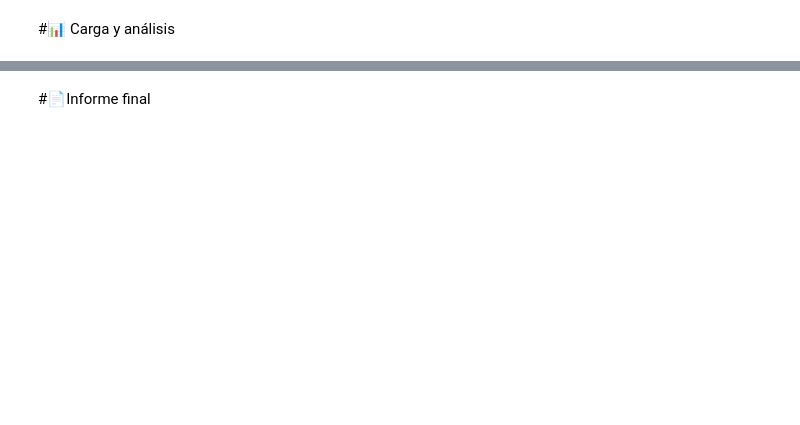
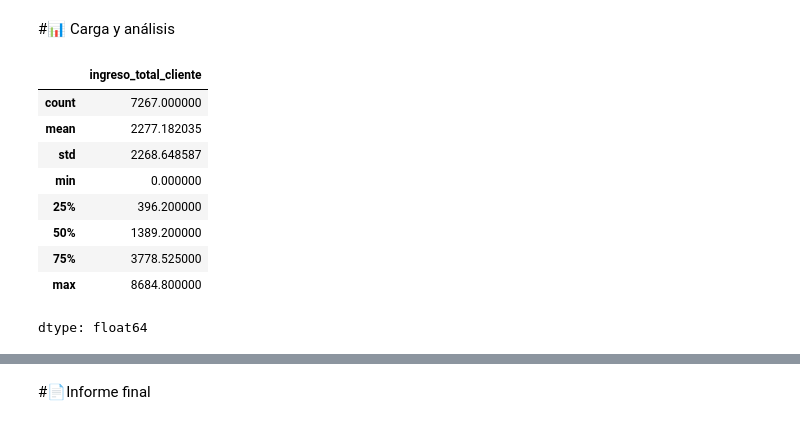
Before and after one commit to arnaldourbina/desafio_telecom_x, a Jupyter notebook: TelecomX_LATAM.ipynb, the cells around one changed output, grey strips where cells are left out. Drawn from its saved outputs; the diff is of its cells as text; code cells hidden in the pictures; blank space fills up the shorter version.

```diff
--- a/TelecomX_LATAM.ipynb
+++ b/TelecomX_LATAM.ipynb
@@ -165,0 +201,31 @@ memory usage: 1.2+ MB
+# %%
+data_json_norm['tipo_contrato'] = data_json_norm['tipo_contrato'].str.lower()
+
+data_json_norm['metodo_pago'] = data_json_norm['metodo_pago'].str.lower()
+
+data_json_norm['servicio_internet'] = data_json_norm['servicio_internet'].str.lower()
+
+data_json_norm['genero'] = data_json_norm['genero'].str.lower()
+# %%
+columnas_boolean = ['cancelacion', 'pareja', 'dependientes',
+                    'servicio_telefonico','seguridad_en_linea',
+                    'Soporte_en_linea','proteccion_dispositivos', 'soporte_tecnico',
+                    'servicio_tv', 'servicio_peliculas', 'facturas_electronicas']
+# %%
+data_json_norm[columnas_boolean] = data_json_norm[columnas_boolean].replace({'Yes': 1, 'No': 0})
+# %%
+data_json_norm['lineas_multiples'] = (data_json_norm['lineas_multiples'].replace({'Yes': 1,'No': 0,
+                                                                                  'No phone service': 0}).fillna(0).astype(int))
+data_json_norm['seguridad_en_linea'] = (data_json_norm['seguridad_en_linea'].replace({'Yes': 1,'No': 0,
+                                                                                  'No internet service': 0}).fillna(0).astype(int))
+data_json_norm['Soporte_en_linea'] = (data_json_norm['Soporte_en_linea'].replace({'Yes': 1,'No': 0,
+                                                                                  'No internet service': 0}).fillna(0).astype(int))
+data_json_norm['proteccion_dispositivos'] = (data_json_norm['proteccion_dispositivos'].replace({'Yes': 1,'No': 0,
+                                                                                  'No internet service': 0}).fillna(0).astype(int))
+
+data_json_norm['soporte_tecnico'] = (data_json_norm['soporte_tecnico'].replace({'Yes': 1,'No': 0,
+                                                                                  'No internet service': 0}).fillna(0).astype(int))
+data_json_norm['servicio_tv'] = (data_json_norm['servicio_tv'].replace({'Yes': 1,'No': 0,
+                                                                                  'No internet service': 0}).fillna(0).astype(int))
+data_json_norm['servicio_peliculas'] = (data_json_norm['servicio_peliculas'].replace({'Yes': 1,'No': 0,
+                                                                                  'No internet service': 0}).fillna(0).astype(int))
@@ -166,2 +234,15 @@ memory usage: 1.2+ MB
 # %% [markdown]
 #📊 Carga y análisis
+# %%
+data_json_norm['ingreso_total_cliente'].describe()
+# %% [output]
+|  | ingreso_total_cliente |
+| count | 7267.000000 |
+| mean | 2277.182035 |
+| std | 2268.648587 |
+| min | 0.000000 |
+| 25% | 396.200000 |
+| 50% | 1389.200000 |
+| 75% | 3778.525000 |
+| max | 8684.800000 |
+dtype: float64
```
Also changed, not shown: parts of 14 cells of this notebook.
